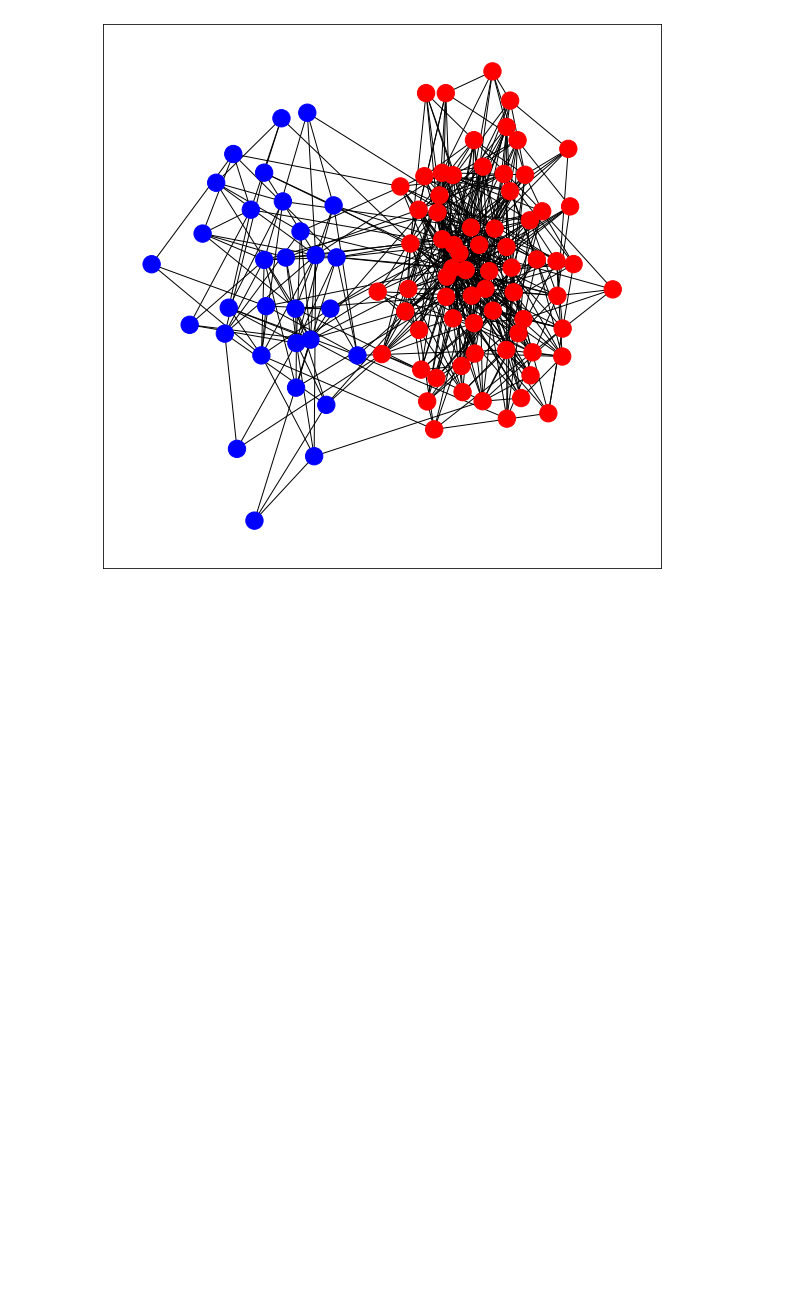
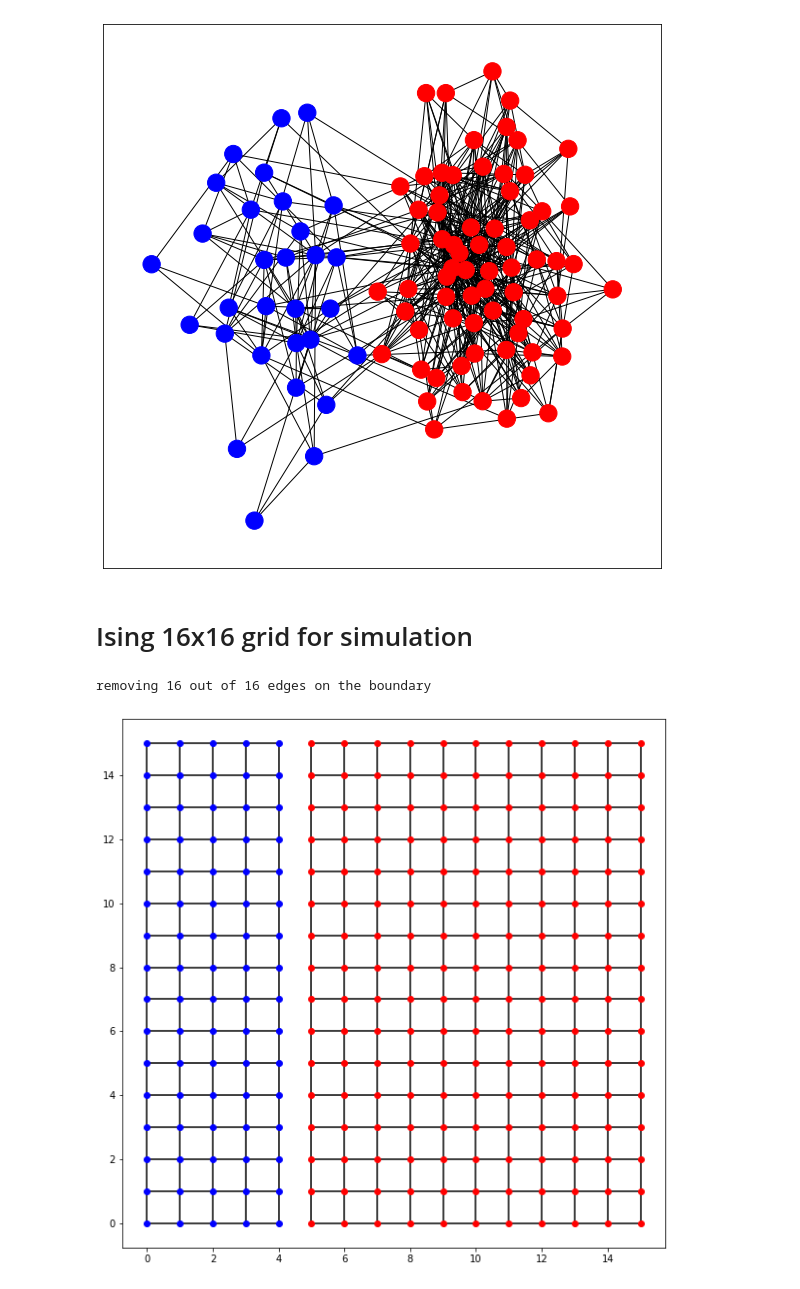
Before and after one commit to grelade/critical-eigen, a Jupyter notebook: gen_connectome.ipynb, the cells around one changed output. Cells and saved outputs as stored; diff of their text form; code cells hidden in the pictures; blank space fills up the shorter version.

```diff
--- a/gen_connectome.ipynb
+++ b/gen_connectome.ipynb
@@ -189,3 +189,22 @@ removing 335 out of 373 edges on the boundary
 plot_network(g0)
 # %% [output]
 [figure]
+# %% [markdown]
+# Ising 16x16 grid for simulation
+# %%
+Lx = 16
+Ly = 16
+slice_ix = 5
+remove_frac = 1.0
+
+g = Grid.grid_2d_sliced(size_x = Lx,
+                        size_y = Ly,
+                        slice_ix = slice_ix, # which index to slice
+                        row = False, #slice horizontally or vertically
+                        remove_frac = remove_frac) # remove a fraction of links (deterministic)
+
+plot_grid(g)
+Grid.save_graph(g,f'connection_matrices/ising_sliced_{Lx}x{Ly}_frac={remove_frac}_nonperiodic.npz')
+# %% [output]
+removing 16 out of 16 edges on the boundary
+[figure, added]
```
Also changed, not shown: parts of 6 cells of this notebook, 8 other files.
